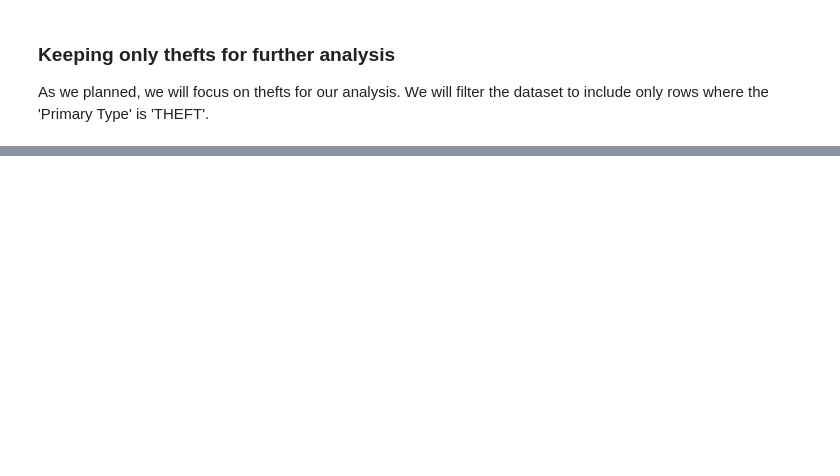
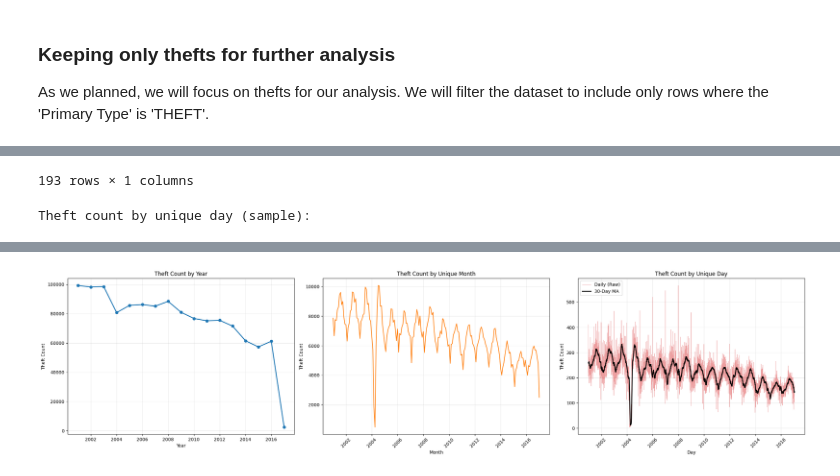
Before and after one commit to AngeloHYang/Thefts-in-Chicago, a Jupyter notebook: Data Analysis Code/Rethinking Chicago Crime.ipynb, the cells around one changed output, grey strips where cells are left out. Saved outputs shown, nothing was run; the diff lists cells and outputs as text; code cells hidden in the pictures; blank space fills up the shorter version.

```diff
--- a/Data Analysis Code/Rethinking Chicago Crime.ipynb
+++ b/Data Analysis Code/Rethinking Chicago Crime.ipynb
@@ -433,0 +811,77 @@ Theft data shape: (1284608, 23)
+# %%
+# Theft volume overview by year, month, and day
+
+overview_frame = Theft_data.loc[:, ["Date"]].copy()
+overview_frame["Year"] = overview_frame["Date"].dt.year
+overview_frame["YearMonth"] = overview_frame["Date"].dt.to_period("M")
+overview_frame["CalendarDate"] = overview_frame["Date"].dt.normalize()
+
+theft_by_year = (
+    overview_frame.groupby("Year").size().rename("theft_count").to_frame().sort_index()
+)
+
+theft_by_month = (
+    overview_frame.groupby("YearMonth").size().rename("theft_count").to_frame().sort_index()
+)
+theft_by_month_display = theft_by_month.copy()
+theft_by_month_display.index = theft_by_month_display.index.astype(str)
+
+theft_by_day = (
+    overview_frame.groupby("CalendarDate").size().rename("theft_count").to_frame().sort_index()
+)
+theft_by_day_display = theft_by_day.copy()
+theft_by_day_display.index = theft_by_day_display.index.strftime("%Y-%m-%d")
+
+# Keep raw daily counts and add a 30-day trend line for readability.
+daily_count_30d_ma = theft_by_day["theft_count"].rolling(window=30, min_periods=7).mean()
+
+print("Theft count by year:")
+display(theft_by_year)
+
+print("Theft count by unique month:")
+display(theft_by_month_display)
+
+print("Theft count by unique day (sample):")
+display(theft_by_day_display.head(20))
+
+# One row with three charts: year, month, day
+fig, axes = plt.subplots(1, 3, figsize=(24, 6), sharex=False)
+
+# Yearly trend
+axes[0].plot(theft_by_year.index, theft_by_year["theft_count"], marker="o", linewidth=2, color="tab:blue")
+axes[0].set_title("Theft Count by Year")
+axes[0].set_xlabel("Year")
+axes[0].set_ylabel("Theft Count")
+axes[0].grid(True, alpha=0.3)
+
+# Monthly trend
+month_x = theft_by_month.index.to_timestamp()
+axes[1].plot(month_x, theft_by_month["theft_count"], linewidth=1.5, color="tab:orange")
+axes[1].set_title("Theft Count by Unique Month")
+axes[1].set_xlabel("Month")
+axes[1].set_ylabel("Theft Count")
+axes[1].grid(True, alpha=0.3)
+axes[1].tick_params(axis="x", rotation=45)
+
+# Daily trend (raw + 30-day moving average)
+axes[2].plot(theft_by_day.index, theft_by_day["theft_count"], linewidth=0.6, alpha=0.45, color="tab:red", label="Daily (Raw)")
+axes[2].plot(daily_count_30d_ma.index, daily_count_30d_ma, linewidth=2, color="black", label="30-Day MA")
+axes[2].set_title("Theft Count by Unique Day")
+axes[2].set_xlabel("Day")
+axes[2].set_ylabel("Theft Count")
+axes[2].grid(True, alpha=0.3)
+axes[2].tick_params(axis="x", rotation=45)
+axes[2].legend(loc="upper left")
+
+plt.tight_layout()
+plt.show()
+
+# Reusable exports for later modeling/feature steps
+theft_overview = {
+    "year": theft_by_year,
+    "month": theft_by_month,
+    "day": theft_by_day,
+}
+
+del overview_frame, theft_by_year, theft_by_month, theft_by_month_display, theft_by_day, theft_by_day_display, daily_count_30d_ma
+# %% [output]
@@ -433,0 +922,2 @@ Theft data shape: (1284608, 23)
+193 rows × 1 columns
+Theft count by unique day (sample):
@@ -433,0 +942 @@ Theft data shape: (1284608, 23)
+[figure, added]
```
Also changed, not shown: parts of 21 cells of this notebook.
